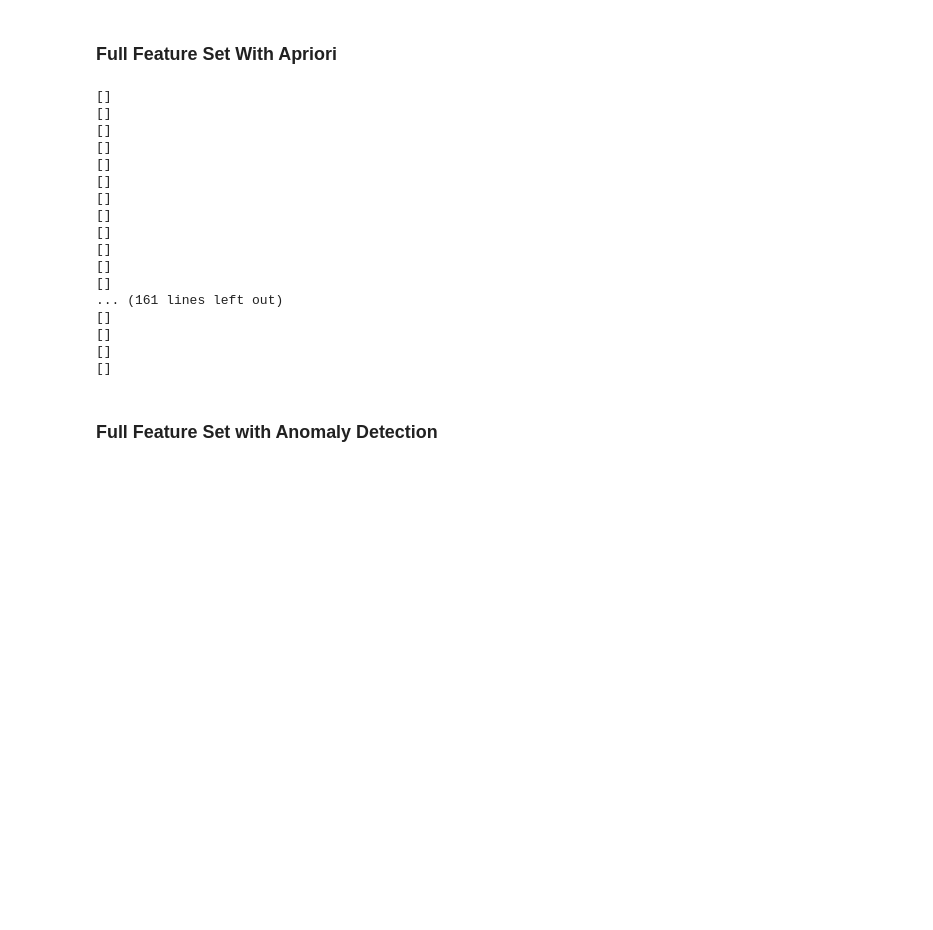
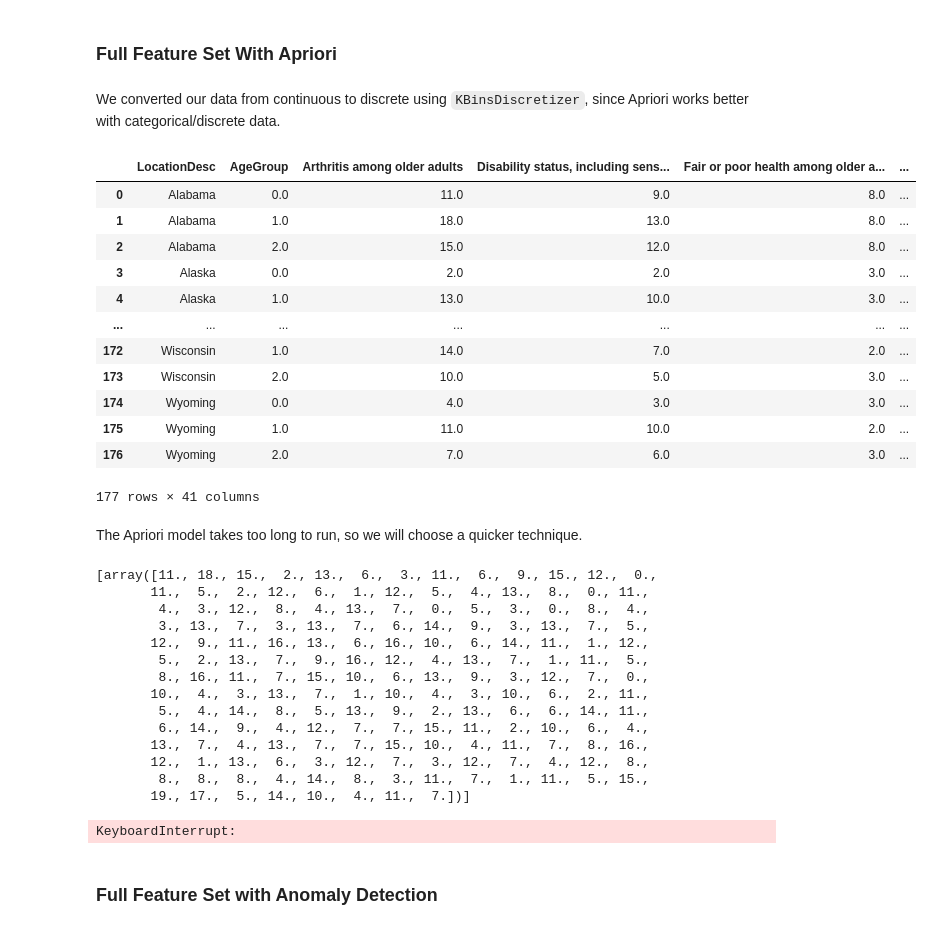
Before and after one commit to ashleythorlin/Risk-Prediction-For-Alzheimers, a Jupyter notebook: MLClassifiers.ipynb, the cells around one changed output. Cells and saved outputs as stored; diff of their text form; code cells hidden in the pictures; blank space fills up the shorter version.

Commit message:
fixed apriori technique, added binning for apriori

```diff
--- a/MLClassifiers.ipynb
+++ b/MLClassifiers.ipynb
@@ -73,38 +73,76 @@ def FullDecisionTreeModel(df):
 FullDecisionTreeModel(alzheimers_dfs)
 # %% [markdown]
 ### Full Feature Set With Apriori
+# %% [markdown]
+We converted our data from continuous to discrete using `KBinsDiscretizer`, since Apriori works better with categorical/discrete data.
+# %%
+# Binning values to convert data from continuous to discrete/categorical
+from sklearn.preprocessing import KBinsDiscretizer
+
+data = all_alzheimers_data.iloc[:, 2:]
+
+kbins = KBinsDiscretizer(n_bins=20, encode='ordinal', strategy='uniform')
+kbins.fit(data)
+binned = kbins.transform(data)
+df = pd.DataFrame(binned, columns = all_alzheimers_data.columns[2:])
+df.head()
+apriori_all_alzheimers_data = all_alzheimers_data
+apriori_all_alzheimers_data.iloc[:, 2:] = df
+apriori_all_alzheimers_data
+# %% [output]
+|  | LocationDesc | AgeGroup | Arthritis among older adults | Disability status, including sens... | Fair or poor health among older a... | ... |
+| 0 | Alabama | 0.0 | 11.0 | 9.0 | 8.0 | ... |
+| 1 | Alabama | 1.0 | 18.0 | 13.0 | 8.0 | ... |
+| 2 | Alabama | 2.0 | 15.0 | 12.0 | 8.0 | ... |
+| 3 | Alaska | 0.0 | 2.0 | 2.0 | 3.0 | ... |
+| 4 | Alaska | 1.0 | 13.0 | 10.0 | 3.0 | ... |
+| ... | ... | ... | ... | ... | ... | ... |
+| 172 | Wisconsin | 1.0 | 14.0 | 7.0 | 2.0 | ... |
+| 173 | Wisconsin | 2.0 | 10.0 | 5.0 | 3.0 | ... |
+| 174 | Wyoming | 0.0 | 4.0 | 3.0 | 3.0 | ... |
+| 175 | Wyoming | 1.0 | 11.0 | 10.0 | 2.0 | ... |
+| 176 | Wyoming | 2.0 | 7.0 | 6.0 | 3.0 | ... |
+177 rows × 41 columns
+# %% [markdown]
+The Apriori model takes too long to run, so we will choose a quicker technique.
 # %%
 # Apriori https://github.com/ymoch/apyori
 
 from apyori import apriori
 
+
+# def NewAprioriModel(df):
+#     association_rules = apriori(df, min_support=0.6, min_confidence=0.8, min_lift=1.0, max_length=None)
+#     association_results = list(association_rules)
+#     return association_results
+# NewAprioriModel(apriori_all_alzheimers_data)
+
 def AprioriModel(df):
-    for i in range(len(df)):
+    for i in range(2, len(df)):
         records = []
-        for j in range(0, df.shape[0]):
-            records.append([str(df.values[j, k]) for k in range(0, 33)])
-        association_rules = apriori(records, min_support=0.8, min_confidence=0.8, min_lift=3, min_length=2)
+        records.append(df.iloc[:, i].values)
+        print(records)
+        association_rules = apriori(records, min_support=0.8, min_confidence=0.8, min_lift=1.0, min_length=None)
         association_results = list(association_rules)
         print(association_results)
+
 AprioriModel(all_alzheimers_data)
 # %% [output]
-[]
-[]
-[]
-[]
-[]
-[]
-[]
-[]
-[]
-[]
-[]
-[]
-... (161 lines left out)
-[]
-[]
-[]
-[]
+[array([11., 18., 15.,  2., 13.,  6.,  3., 11.,  6.,  9., 15., 12.,  0.,
+       11.,  5.,  2., 12.,  6.,  1., 12.,  5.,  4., 13.,  8.,  0., 11.,
+        4.,  3., 12.,  8.,  4., 13.,  7.,  0.,  5.,  3.,  0.,  8.,  4.,
+        3., 13.,  7.,  3., 13.,  7.,  6., 14.,  9.,  3., 13.,  7.,  5.,
+       12.,  9., 11., 16., 13.,  6., 16., 10.,  6., 14., 11.,  1., 12.,
+        5.,  2., 13.,  7.,  9., 16., 12.,  4., 13.,  7.,  1., 11.,  5.,
+        8., 16., 11.,  7., 15., 10.,  6., 13.,  9.,  3., 12.,  7.,  0.,
+       10.,  4.,  3., 13.,  7.,  1., 10.,  4.,  3., 10.,  6.,  2., 11.,
+        5.,  4., 14.,  8.,  5., 13.,  9.,  2., 13.,  6.,  6., 14., 11.,
+        6., 14.,  9.,  4., 12.,  7.,  7., 15., 11.,  2., 10.,  6.,  4.,
+       13.,  7.,  4., 13.,  7.,  7., 15., 10.,  4., 11.,  7.,  8., 16.,
+       12.,  1., 13.,  6.,  3., 12.,  7.,  3., 12.,  7.,  4., 12.,  8.,
+        8.,  8.,  8.,  4., 14.,  8.,  3., 11.,  7.,  1., 11.,  5., 15.,
+       19., 17.,  5., 14., 10.,  4., 11.,  7.])]
+KeyboardInterrupt:
 # %% [markdown]
 ### Full Feature Set with Anomaly Detection
 # %%
```
Also changed, not shown: parts of 2 cells of this notebook.
